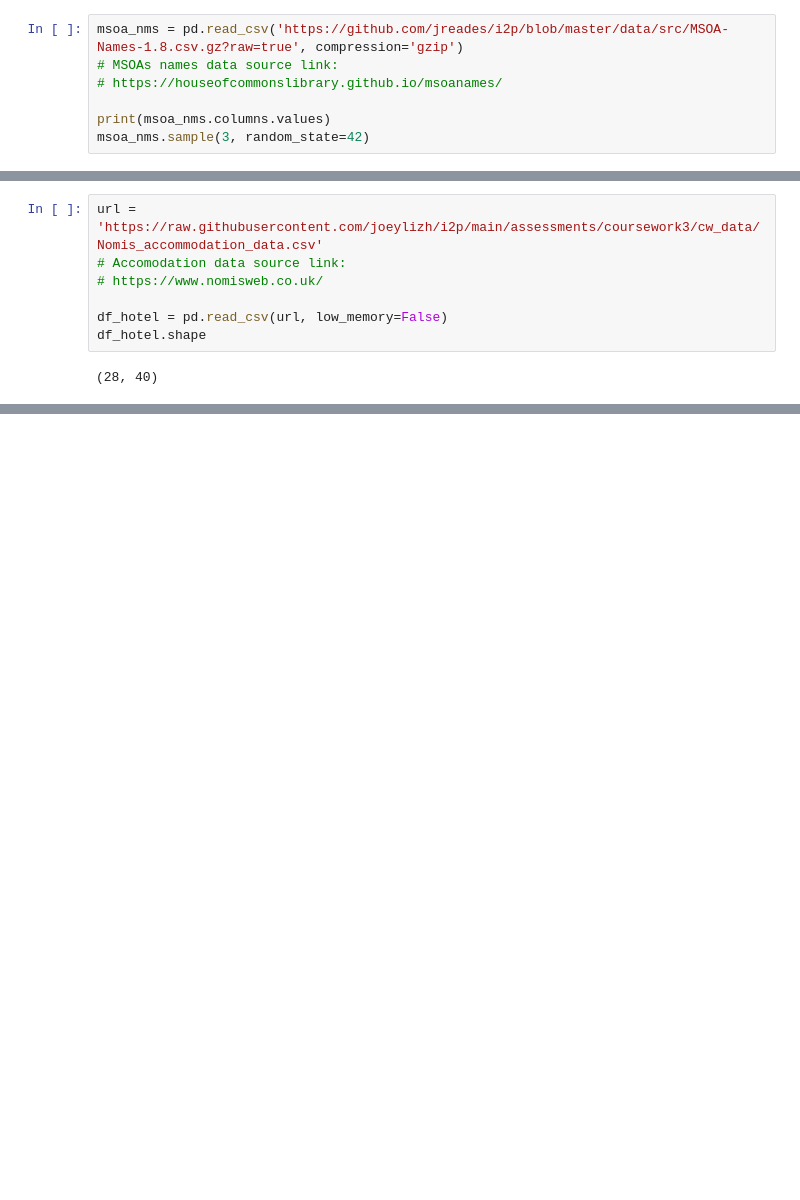
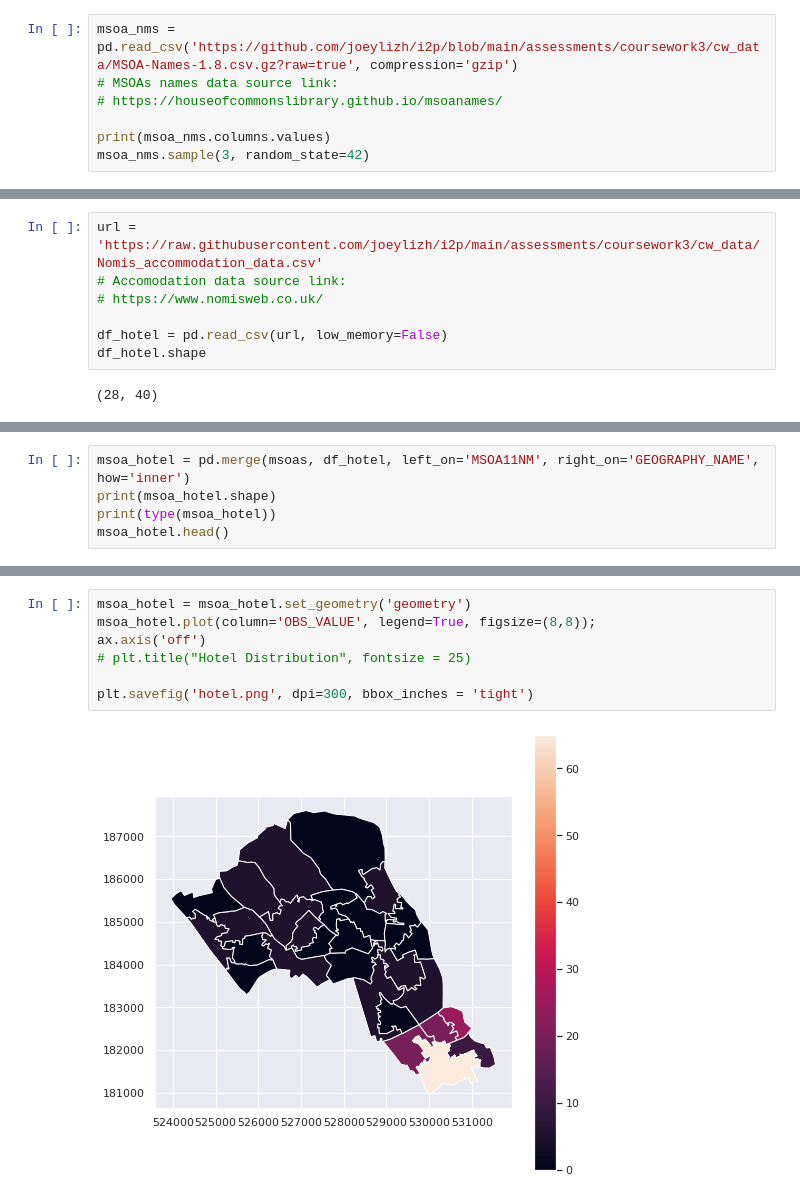
Before and after one commit to joeylizh/i2p, a Jupyter notebook: assessments/coursework3/Assessment_3_Reproducible_Analysis.ipynb, the cells around one changed output, grey strips where cells are left out. Drawn from its saved outputs; the diff is of its cells as text; blank space fills up the shorter version.

```diff
--- a/assessments/coursework3/Assessment_3_Reproducible_Analysis.ipynb
+++ b/assessments/coursework3/Assessment_3_Reproducible_Analysis.ipynb
@@ -105,7 +100,7 @@ ldn_msoas
 # %% [markdown]
 #### 2.5.  Add MSOA names using a merge
 # %%
-msoa_nms = pd.read_csv('https://github.com/jreades/i2p/blob/master/data/src/MSOA-Names-1.8.csv.gz?raw=true', compression='gzip')
+msoa_nms = pd.read_csv('https://github.com/joeylizh/i2p/blob/main/assessments/coursework3/cw_data/MSOA-Names-1.8.csv.gz?raw=true', compression='gzip')
 # MSOAs names data source link:
 # https://houseofcommonslibrary.github.io/msoanames/
 
@@ -537,0 +517,5 @@ msoahotel.head()
+# %%
+msoa_hotel = pd.merge(msoas, df_hotel, left_on='MSOA11NM', right_on='GEOGRAPHY_NAME', how='inner')
+print(msoa_hotel.shape)
+print(type(msoa_hotel))
+msoa_hotel.head()
@@ -537,0 +532,9 @@ msoahotel.head()
+# %%
+msoa_hotel = msoa_hotel.set_geometry('geometry')
+msoa_hotel.plot(column='OBS_VALUE', legend=True, figsize=(8,8));
+ax.axis('off')
+# plt.title("Hotel Distribution", fontsize = 25)
+
+plt.savefig('hotel.png', dpi=300, bbox_inches = 'tight')
+# %% [output]
+[figure, added]
```
Also changed, not shown: parts of 23 cells of this notebook, 9 other files.
